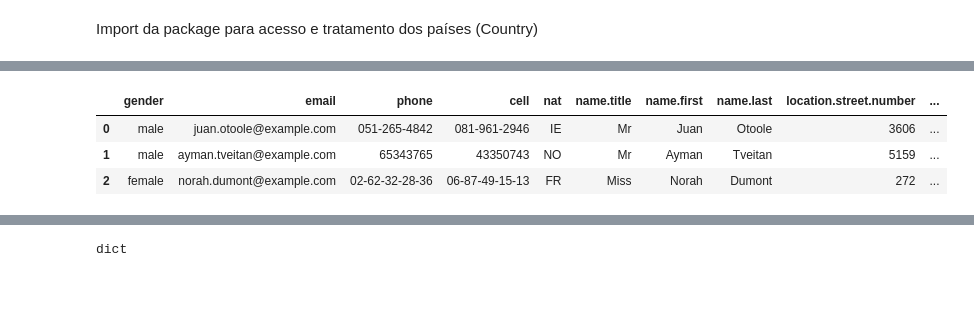
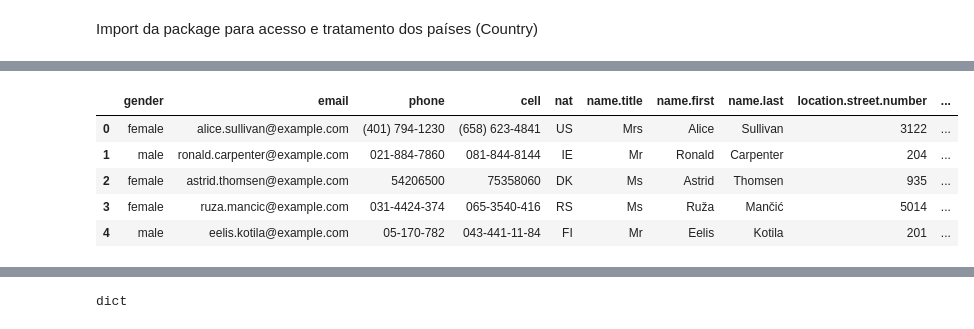
Before and after one commit to EdisonMoreira/-aquecimento-formacao-infra, a Jupyter notebook: Pipeline.ipynb, the cells around one changed output, grey strips where cells are left out. Cells and saved outputs as stored; diff of their text form; code cells hidden in the pictures; blank space fills up the shorter version.

```diff
--- a/Pipeline.ipynb
+++ b/Pipeline.ipynb
@@ -92,6 +92,6 @@ def coletaDado (quantidadeDado: int):
     print(parametroAPI)
     return requests.get(parametroAPI)
 # %%
-responseDados = coletaDado(135)
+responseDados = coletaDado(200)
 print(responseDados.status_code)
 # %% [output]
@@ -139,5 +142,3 @@ for ind in df.index:
      cellIntAux = phonenumbers.parse(df['cell'][ind], df['nat'][ind])
      cellInt = phonenumbers.format_number(phoneIntAux, phonenumbers.PhoneNumberFormat.INTERNATIONAL)
      df.loc[ind, 'cell']  = cellInt
-   else:
-    print(df['cell'][ind], df['nat'][ind])
@@ -227,12 +215,14 @@ Import da package para acesso e tratamento dos países (Country)
 import pycountry
 nomes_paises = []
 # %%
-df.head(3)
+df.head()
 # %% [output]
 |  | gender | email | phone | cell | nat | name.title | name.first | name.last | location.street.number | ... |
-| 0 | male | juan.otoole@example.com | 051-265-4842 | 081-961-2946 | IE | Mr | Juan | Otoole | 3606 | ... |
-| 1 | male | ayman.tveitan@example.com | 65343765 | 43350743 | NO | Mr | Ayman | Tveitan | 5159 | ... |
-| 2 | female | norah.dumont@example.com | 02-62-32-28-36 | 06-87-49-15-13 | FR | Miss | Norah | Dumont | 272 | ... |
+| 0 | female | alice.sullivan@example.com | (401) 794-1230 | (658) 623-4841 | US | Mrs | Alice | Sullivan | 3122 | ... |
+| 1 | male | ronald.carpenter@example.com | 021-884-7860 | 081-844-8144 | IE | Mr | Ronald | Carpenter | 204 | ... |
+| 2 | female | astrid.thomsen@example.com | 54206500 | 75358060 | DK | Ms | Astrid | Thomsen | 935 | ... |
+| 3 | female | ruza.mancic@example.com | 031-4424-374 | 065-3540-416 | RS | Ms | Ruža | Mančić | 5014 | ... |
+| 4 | male | eelis.kotila@example.com | 05-170-782 | 043-441-11-84 | FI | Mr | Eelis | Kotila | 201 | ... |
 # %%
 # Loop para obter o país de acordo com a região
 #tratar a contagem desagrupada
```
Also changed, not shown: parts of 16 cells of this notebook.
